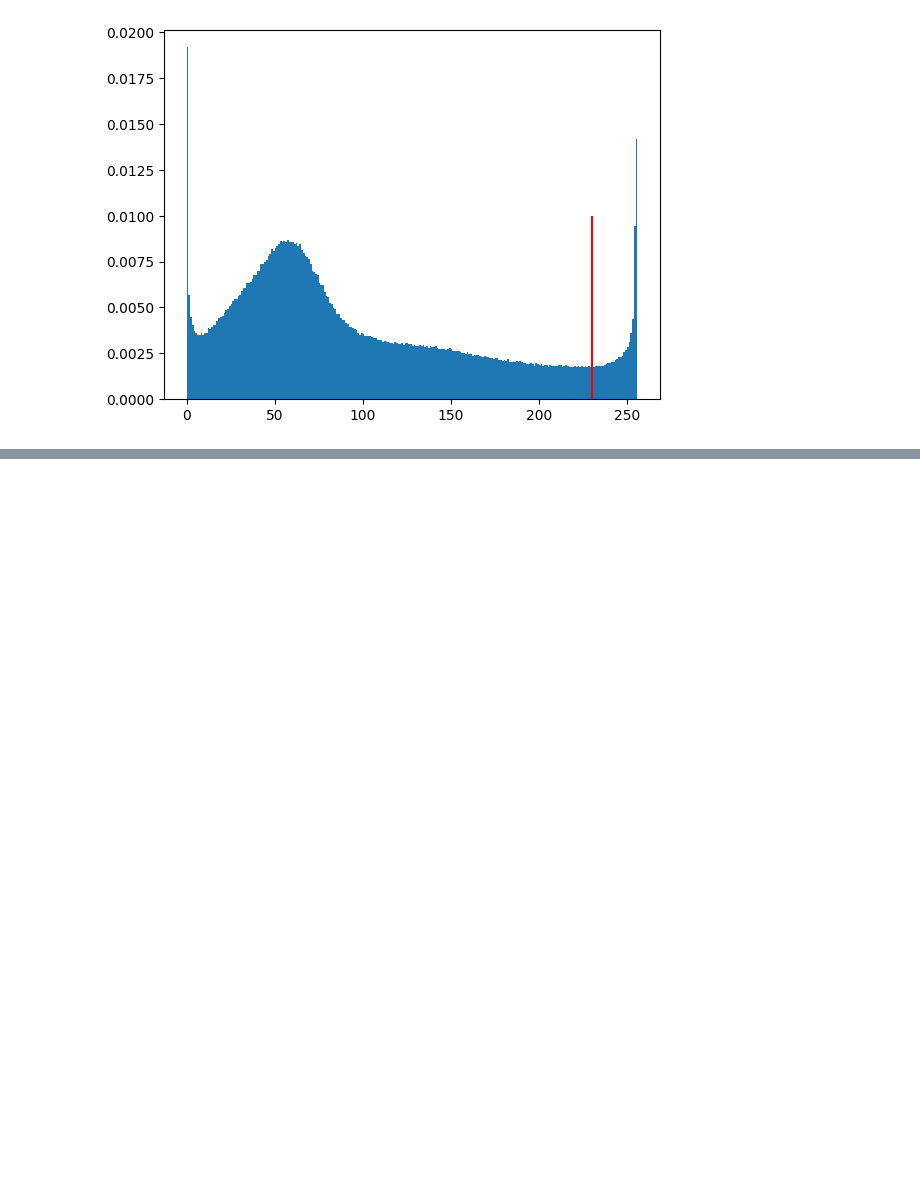
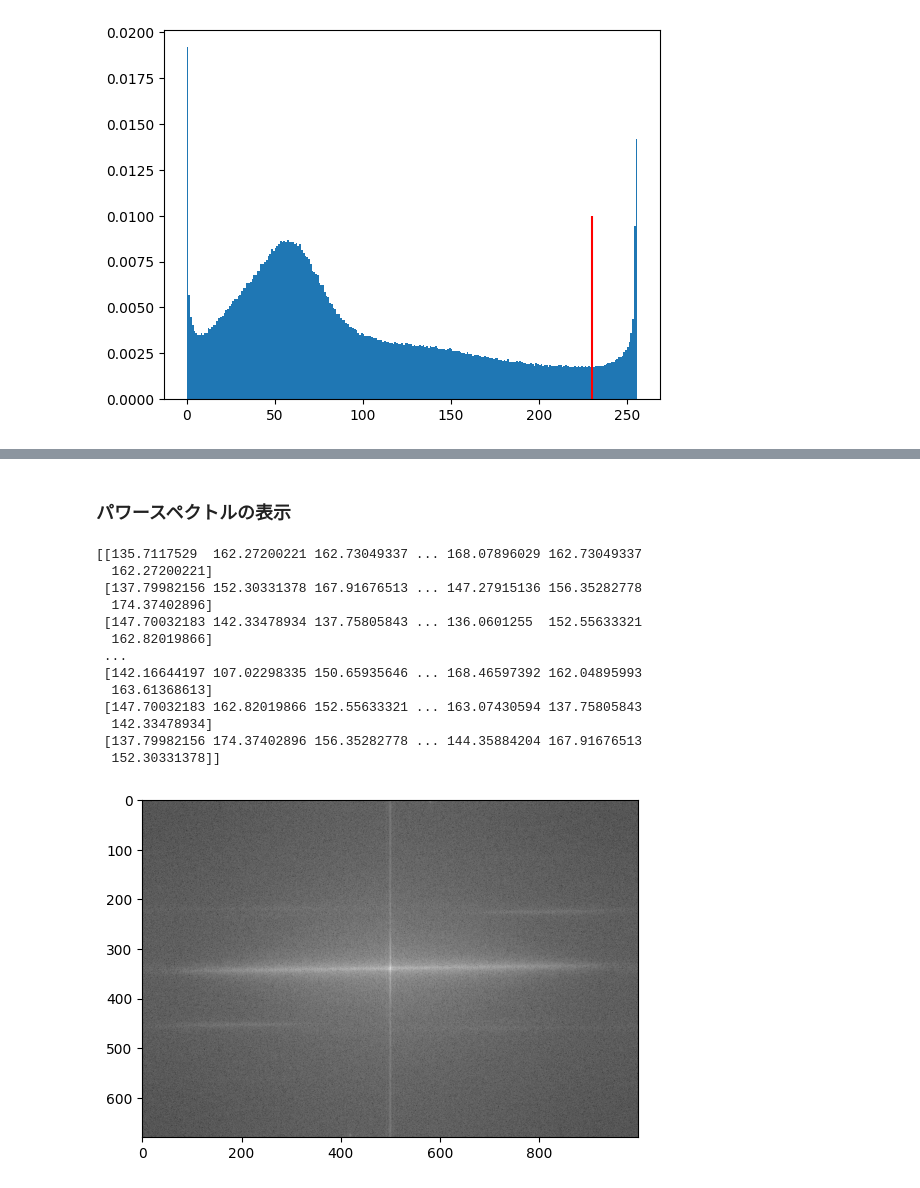
Before and after one commit to kykougaku/adhoc_analysis, a Jupyter notebook: notebook/semimage.ipynb, the cells around one changed output, grey strips where cells are left out. Saved outputs shown, nothing was run; the diff lists cells and outputs as text; code cells hidden in the pictures; blank space fills up the shorter version.

```diff
--- a/notebook/semimage.ipynb
+++ b/notebook/semimage.ipynb
@@ -43,0 +95,25 @@ plt.vlines(thereshold, 0, 0.01, color='r')
+# %% [markdown]
+### パワースペクトルの表示
+# %%
+fimage = np.fft.fft2(crop_rotated)
+fshift = np.fft.fftshift(fimage)
+magnitude_spectrum = 20*np.log(np.abs(fshift))
+
+print(magnitude_spectrum)
+plt.imshow(magnitude_spectrum, cmap='gray')
+plt.show()
+# %% [output]
+[[135.7117529  162.27200221 162.73049337 ... 168.07896029 162.73049337
+  162.27200221]
+ [137.79982156 152.30331378 167.91676513 ... 147.27915136 156.35282778
+  174.37402896]
+ [147.70032183 142.33478934 137.75805843 ... 136.0601255  152.55633321
+  162.82019866]
+ ...
+ [142.16644197 107.02298335 150.65935646 ... 168.46597392 162.04895993
+  163.61368613]
+ [147.70032183 162.82019866 152.55633321 ... 163.07430594 137.75805843
+  142.33478934]
+ [137.79982156 174.37402896 156.35282778 ... 144.35884204 167.91676513
+  152.30331378]]
+[figure, added]
```
Also changed, not shown: parts of 16 cells of this notebook.
